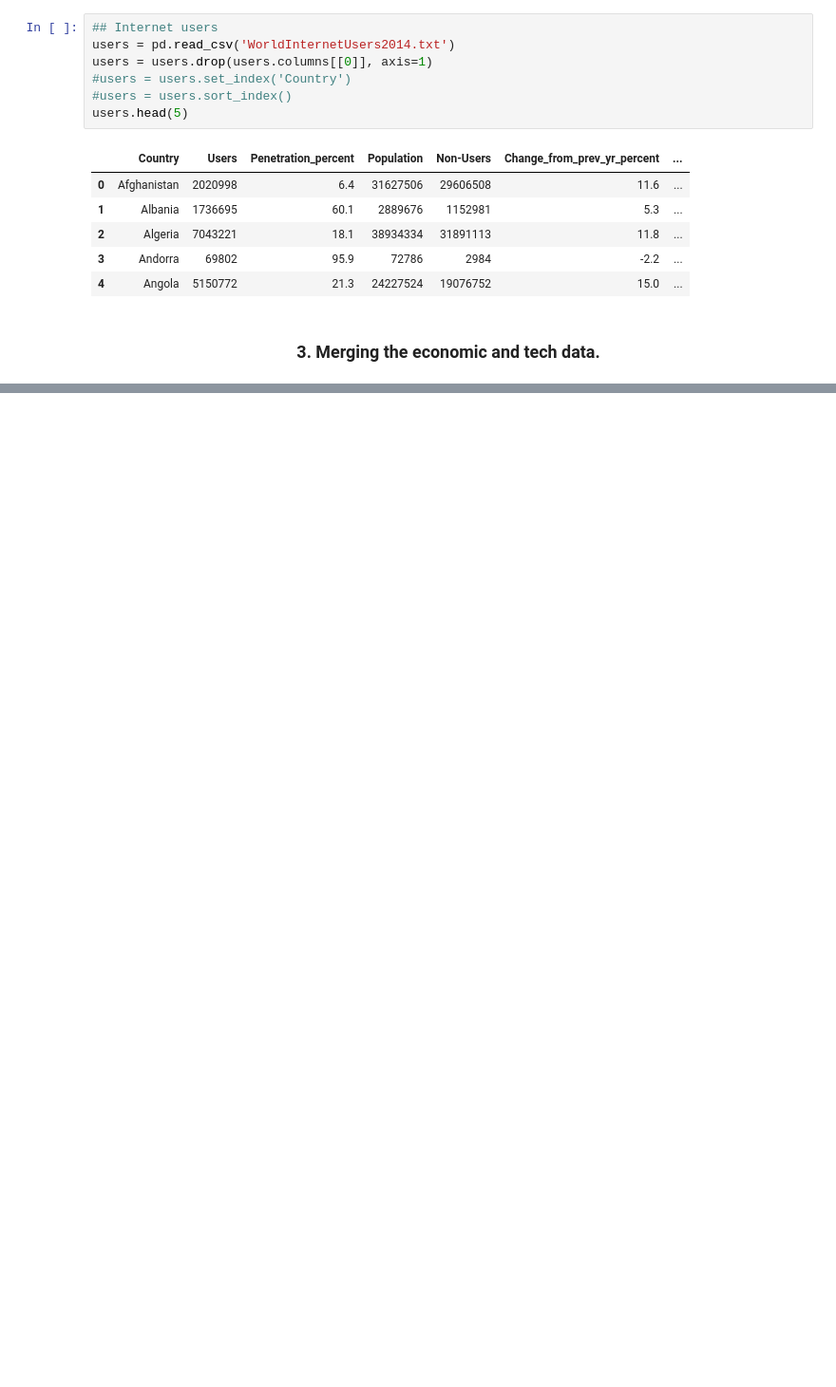
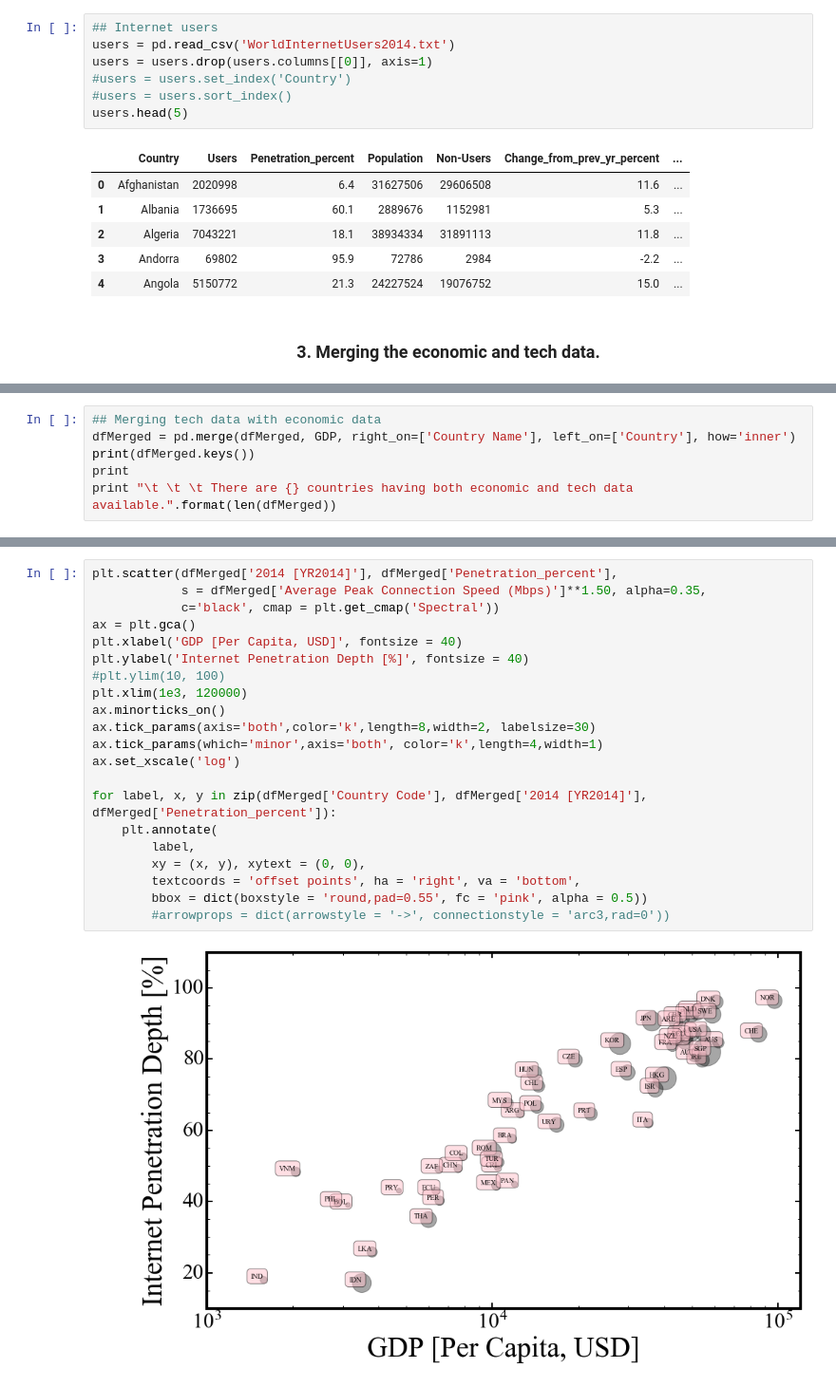
Before and after one commit to gmsardane/Exploring-the-state-of-the-Internet-in-Various-Economies, a Jupyter notebook: Status_of_the_Internet_in_the_World.ipynb, the cells around one changed output, grey strips where cells are left out. Shown: that part at 95% size. Cells and saved outputs as stored; diff of their text form; blank space fills up the shorter version.

Commit message:
Forgot to merge the GDP data. Now fixed this bug. Results are plotted in log-scale for better comparison.

```diff
--- a/Status_of_the_Internet_in_the_World.ipynb
+++ b/Status_of_the_Internet_in_the_World.ipynb
@@ -127,0 +126,6 @@ There are 54 countries having both economic and tech data available.
+# %%
+## Merging tech data with economic data
+dfMerged = pd.merge(dfMerged, GDP, right_on=['Country Name'], left_on=['Country'], how='inner')
+print(dfMerged.keys())
+print
+print "\t \t \t There are {} countries having both economic and tech data available.".format(len(dfMerged))
@@ -127,0 +146,23 @@ There are 54 countries having both economic and tech data available.
+# %%
+plt.scatter(dfMerged['2014 [YR2014]'], dfMerged['Penetration_percent'],
+            s = dfMerged['Average Peak Connection Speed (Mbps)']**1.50, alpha=0.35,
+            c='black', cmap = plt.get_cmap('Spectral'))
+ax = plt.gca()
+plt.xlabel('GDP [Per Capita, USD]', fontsize = 40)
+plt.ylabel('Internet Penetration Depth [%]', fontsize = 40)
+#plt.ylim(10, 100)
+plt.xlim(1e3, 120000)
+ax.minorticks_on()
+ax.tick_params(axis='both',color='k',length=8,width=2, labelsize=30)
+ax.tick_params(which='minor',axis='both', color='k',length=4,width=1)
+ax.set_xscale('log')
+
+for label, x, y in zip(dfMerged['Country Code'], dfMerged['2014 [YR2014]'], dfMerged['Penetration_percent']):
+    plt.annotate(
+        label,
+        xy = (x, y), xytext = (0, 0),
+        textcoords = 'offset points', ha = 'right', va = 'bottom',
+        bbox = dict(boxstyle = 'round,pad=0.55', fc = 'pink', alpha = 0.5))
+        #arrowprops = dict(arrowstyle = '->', connectionstyle = 'arc3,rad=0'))
+# %% [output]
+[figure, added]
```
Also changed, not shown: parts of 2 cells of this notebook.
